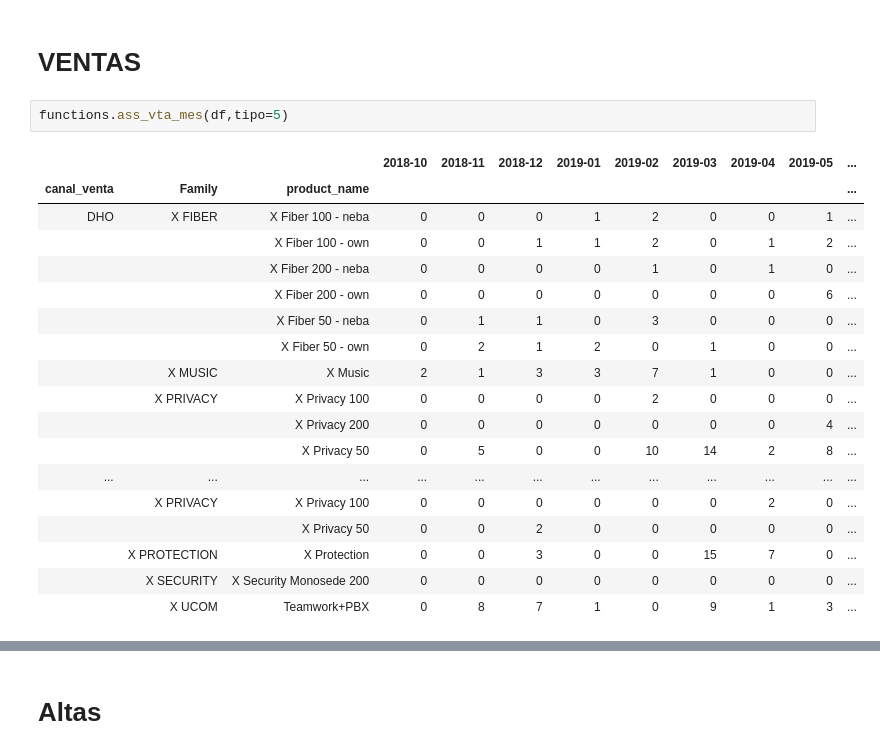
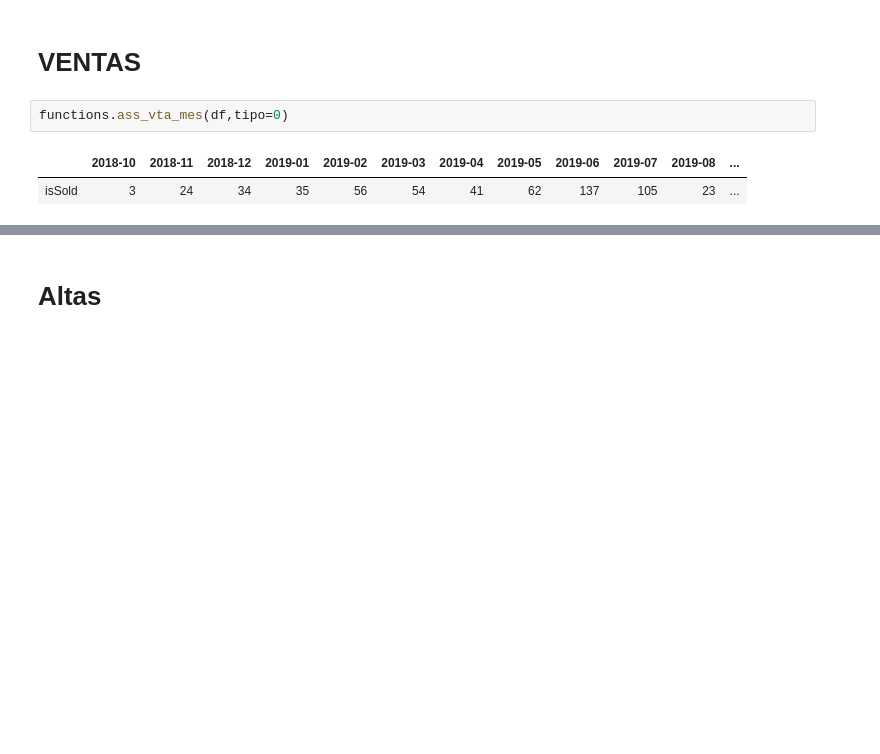
Before and after one commit to mariaadradosr/PyCartera, a Jupyter notebook: Final_PyCartera.ipynb, the cells around one changed output, grey strips where cells are left out. Drawn from its saved outputs; the diff is of its cells as text; blank space fills up the shorter version.

```diff
--- a/Final_PyCartera.ipynb
+++ b/Final_PyCartera.ipynb
@@ -47,24 +47,8 @@ df.to_excel('./output/df.xlsx',encoding='CP1252',index=False)
 # %% [markdown]
 # VENTAS
 # %%
-functions.ass_vta_mes(df,tipo=5)
+functions.ass_vta_mes(df,tipo=0)
 # %% [output]
-|  |  |  | 2018-10 | 2018-11 | 2018-12 | 2019-01 | 2019-02 | 2019-03 | 2019-04 | 2019-05 | ... |
-| canal_venta | Family | product_name |  |  |  |  |  |  |  |  | ... |
-| DHO | X FIBER | X Fiber 100 - neba | 0 | 0 | 0 | 1 | 2 | 0 | 0 | 1 | ... |
-|  |  | X Fiber 100 - own | 0 | 0 | 1 | 1 | 2 | 0 | 1 | 2 | ... |
-|  |  | X Fiber 200 - neba | 0 | 0 | 0 | 0 | 1 | 0 | 1 | 0 | ... |
-|  |  | X Fiber 200 - own | 0 | 0 | 0 | 0 | 0 | 0 | 0 | 6 | ... |
-|  |  | X Fiber 50 - neba | 0 | 1 | 1 | 0 | 3 | 0 | 0 | 0 | ... |
-|  |  | X Fiber 50 - own | 0 | 2 | 1 | 2 | 0 | 1 | 0 | 0 | ... |
-|  | X MUSIC | X Music | 2 | 1 | 3 | 3 | 7 | 1 | 0 | 0 | ... |
-|  | X PRIVACY | X Privacy 100 | 0 | 0 | 0 | 0 | 2 | 0 | 0 | 0 | ... |
-|  |  | X Privacy 200 | 0 | 0 | 0 | 0 | 0 | 0 | 0 | 4 | ... |
-|  |  | X Privacy 50 | 0 | 5 | 0 | 0 | 10 | 14 | 2 | 8 | ... |
-| ... | ... | ... | ... | ... | ... | ... | ... | ... | ... | ... | ... |
-|  | X PRIVACY | X Privacy 100 | 0 | 0 | 0 | 0 | 0 | 0 | 2 | 0 | ... |
-|  |  | X Privacy 50 | 0 | 0 | 2 | 0 | 0 | 0 | 0 | 0 | ... |
-|  | X PROTECTION | X Protection | 0 | 0 | 3 | 0 | 0 | 15 | 7 | 0 | ... |
-|  | X SECURITY | X Security Monosede 200 | 0 | 0 | 0 | 0 | 0 | 0 | 0 | 0 | ... |
-|  | X UCOM | Teamwork+PBX | 0 | 8 | 7 | 1 | 0 | 9 | 1 | 3 | ... |
+|  | 2018-10 | 2018-11 | 2018-12 | 2019-01 | 2019-02 | 2019-03 | 2019-04 | 2019-05 | 2019-06 | 2019-07 | 2019-08 | ... |
+| isSold | 3 | 24 | 34 | 35 | 56 | 54 | 41 | 62 | 137 | 105 | 23 | ... |
 # %%
```
Also changed, not shown: parts of 5 cells of this notebook, 31 other files.
